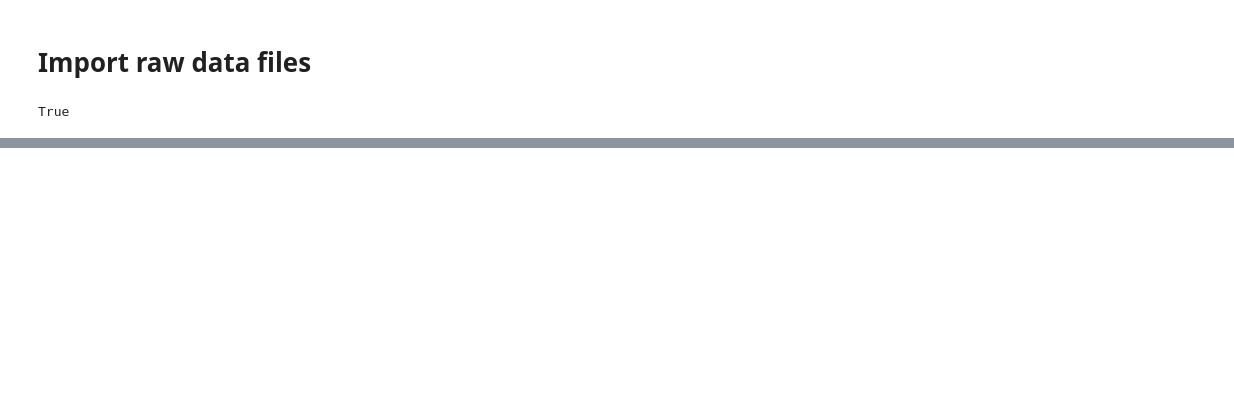
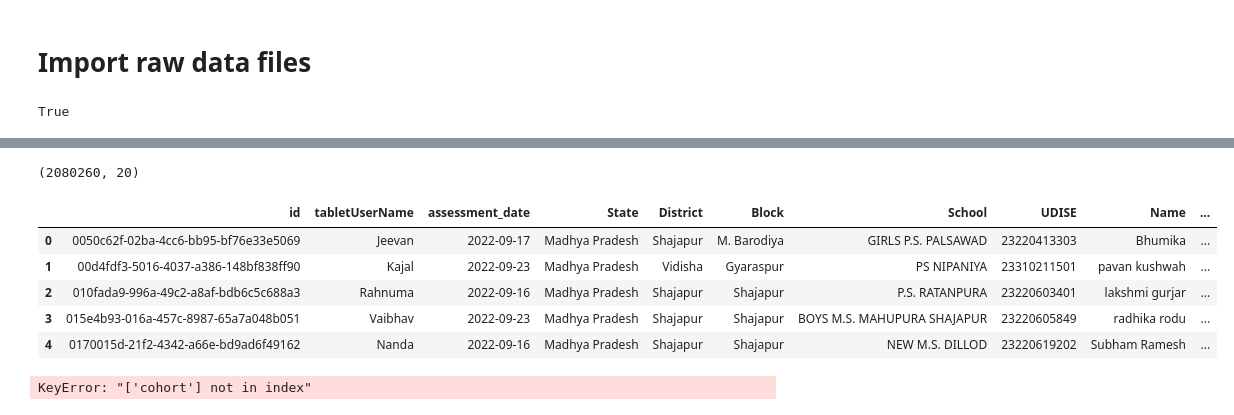
Before and after one commit to arvinds88/csf, a Jupyter notebook: SLO_baseline_data_quality_check.ipynb, the cells around one changed output, grey strips where cells are left out. Cells and saved outputs as stored; diff of their text form; code cells hidden in the pictures; blank space fills up the shorter version.

```diff
--- a/SLO_baseline_data_quality_check.ipynb
+++ b/SLO_baseline_data_quality_check.ipynb
@@ -185,0 +417,2 @@ numeracy_subtask_long.to_csv("../Results/numeracy_subtask_scored.csv")
+# %%
+subtask_long = pd.concat([literacy_subtask_long,numeracy_subtask_long],join='inner')
@@ -185,0 +421,8 @@ numeracy_subtask_long.to_csv("../Results/numeracy_subtask_scored.csv")
+# %%
+variable_item_mapping = pd.read_csv("../Results/variable_item_mapping.csv")
+# %%
+subtask_long = subtask_long.merge(variable_item_mapping[['Original_Variable','Group_Variable','Actual_Item']]
+                                                  ,left_on="variable"
+                                                  ,right_on="Original_Variable"
+                                                  ,how='left'
+                                                  ).drop(columns=['Original_Variable'])
@@ -189,3 +434,25 @@ lst = literacy_subtask_long['variable'].unique()
 dfr = pd.DataFrame(lst)
 # %%
 dfr.to_csv("../Results/literacy_var.csv")
+# %%
+subtask_long.shape
+# %% [output]
+(2080260, 20)
+# %%
+subtask_long_lit = subtask_long[subtask_long["Type"]=='literacy']
+# %%
+subtask_long_lit.head()
+# %% [output]
+|  | id | tabletUserName | assessment_date | State | District | Block | School | UDISE | Name | ... |
+| 0 | 0050c62f-02ba-4cc6-bb95-bf76e33e5069 | Jeevan | 2022-09-17 | Madhya Pradesh | Shajapur | M. Barodiya | GIRLS P.S. PALSAWAD | 23220413303 | Bhumika | ... |
+| 1 | 00d4fdf3-5016-4037-a386-148bf838ff90 | Kajal | 2022-09-23 | Madhya Pradesh | Vidisha | Gyaraspur | PS NIPANIYA | 23310211501 | pavan kushwah | ... |
+| 2 | 010fada9-996a-49c2-a8af-bdb6c5c688a3 | Rahnuma | 2022-09-16 | Madhya Pradesh | Shajapur | Shajapur | P.S. RATANPURA | 23220603401 | lakshmi gurjar | ... |
+| 3 | 015e4b93-016a-457c-8987-65a7a048b051 | Vaibhav | 2022-09-23 | Madhya Pradesh | Shajapur | Shajapur | BOYS M.S. MAHUPURA SHAJAPUR | 23220605849 | radhika rodu | ... |
+| 4 | 0170015d-21f2-4342-a66e-bd9ad6f49162 | Nanda | 2022-09-16 | Madhya Pradesh | Shajapur | Shajapur | NEW M.S. DILLOD | 23220619202 | Subham Ramesh | ... |
+# %%
+subtask_wide = pd.pivot(subtask_long_lit[['id','Name','UDISE','cohort','variable','value']]
+                        ,index=['id','Name','UDISE','cohort']
+                        ,columns = 'variable'
+                        , values= 'value')
+# %% [output]
+KeyError: "['cohort'] not in index"
```
Also changed, not shown: parts of 71 cells of this notebook, 4 other files.
